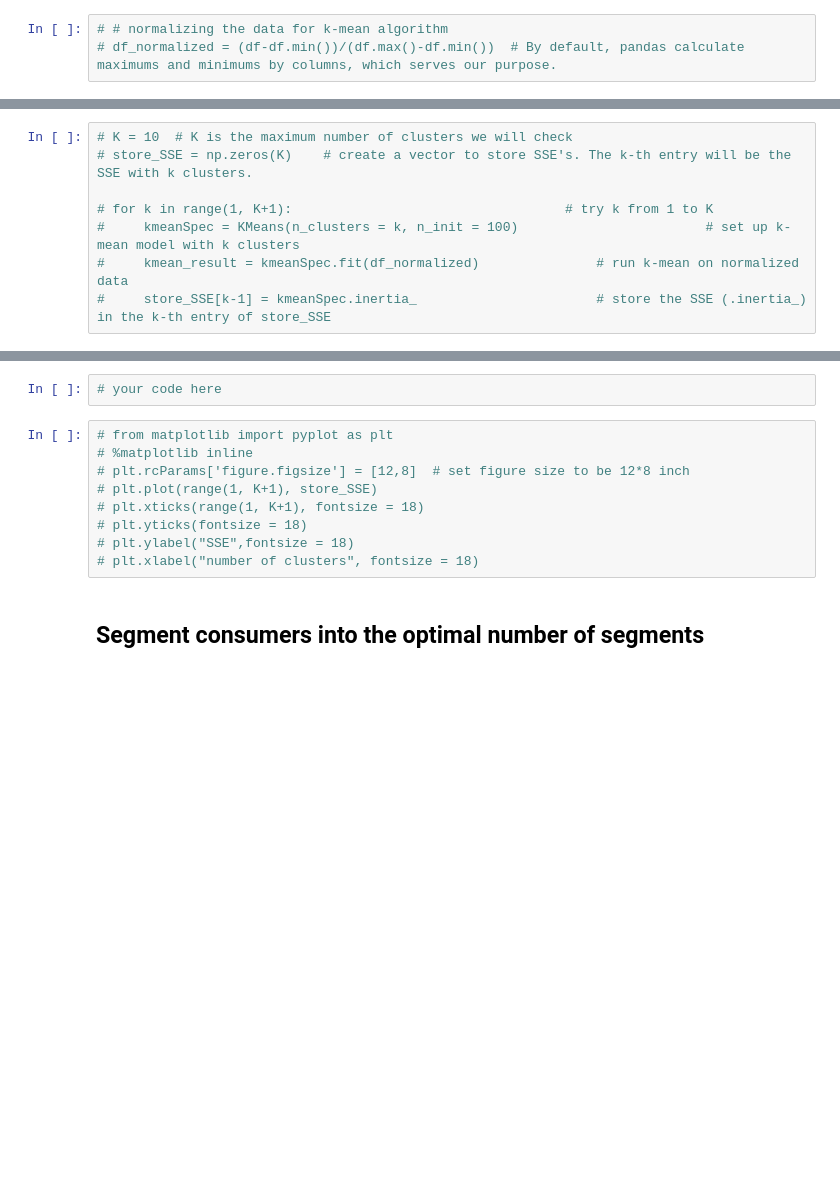
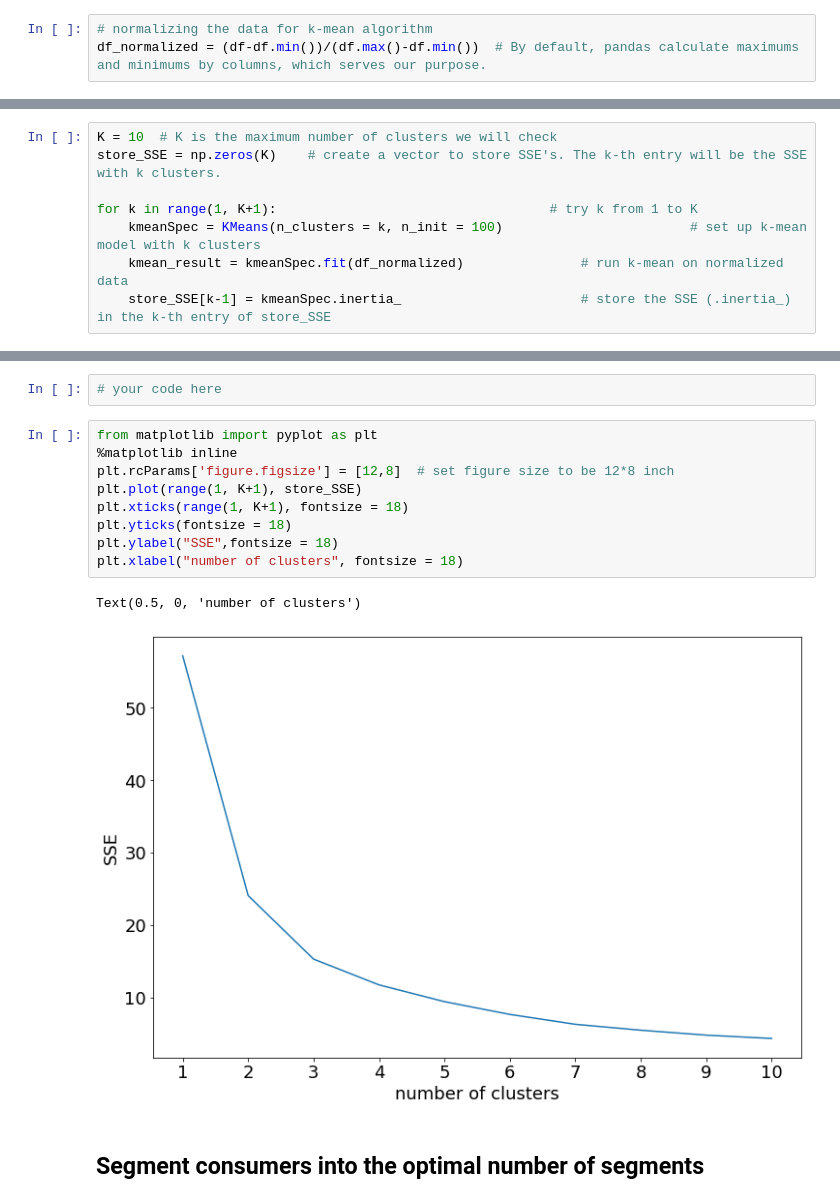
Before and after one commit to zoutianxin1992/MarketingAnalyticsPython, a Jupyter notebook: Marketing Analytics in Python/Segmentation/Notebooks/sgmt_2var_supermarket.ipynb, the cells around one changed output, grey strips where cells are left out. Cells and saved outputs as stored; diff of their text form; blank space fills up the shorter version.

```diff
--- a/Marketing Analytics in Python/Segmentation/Notebooks/sgmt_2var_supermarket.ipynb
+++ b/Marketing Analytics in Python/Segmentation/Notebooks/sgmt_2var_supermarket.ipynb
@@ -25,6 +32,6 @@ Your task is to find how many consumer segments to create, and summarize the con
 # %%
-# # normalizing the data for k-mean algorithm
-# df_normalized = (df-df.min())/(df.max()-df.min())  # By default, pandas calculate maximums and minimums by columns, which serves our purpose.
+# normalizing the data for k-mean algorithm
+df_normalized = (df-df.min())/(df.max()-df.min())  # By default, pandas calculate maximums and minimums by columns, which serves our purpose.
 # %% [markdown]
 ## Calculate $SSE$ for each $k$
 # %% [markdown]
@@ -32,26 +39,29 @@ Calculate SSE for different number of segments ($k$). $k=1,2,...,K=10$
 # %%
 # your code here
 # %%
-# K = 10  # K is the maximum number of clusters we will check
-# store_SSE = np.zeros(K)    # create a vector to store SSE's. The k-th entry will be the SSE with k clusters.
+K = 10  # K is the maximum number of clusters we will check
+store_SSE = np.zeros(K)    # create a vector to store SSE's. The k-th entry will be the SSE with k clusters.
 
-# for k in range(1, K+1):                                   # try k from 1 to K
-#     kmeanSpec = KMeans(n_clusters = k, n_init = 100)                        # set up k-mean model with k clusters
-#     kmean_result = kmeanSpec.fit(df_normalized)               # run k-mean on normalized data
-#     store_SSE[k-1] = kmeanSpec.inertia_                       # store the SSE (.inertia_) in the k-th entry of store_SSE
+for k in range(1, K+1):                                   # try k from 1 to K
+    kmeanSpec = KMeans(n_clusters = k, n_init = 100)                        # set up k-mean model with k clusters
+    kmean_result = kmeanSpec.fit(df_normalized)               # run k-mean on normalized data
+    store_SSE[k-1] = kmeanSpec.inertia_                       # store the SSE (.inertia_) in the k-th entry of store_SSE
 # %% [markdown]
 ## Generate elbow chart
 # %%
 # your code here
 # %%
-# from matplotlib import pyplot as plt
-# %matplotlib inline
-# plt.rcParams['figure.figsize'] = [12,8]  # set figure size to be 12*8 inch
-# plt.plot(range(1, K+1), store_SSE)
-# plt.xticks(range(1, K+1), fontsize = 18)
-# plt.yticks(fontsize = 18)
-# plt.ylabel("SSE",fontsize = 18)
-# plt.xlabel("number of clusters", fontsize = 18)
+from matplotlib import pyplot as plt
+%matplotlib inline
+plt.rcParams['figure.figsize'] = [12,8]  # set figure size to be 12*8 inch
+plt.plot(range(1, K+1), store_SSE)
+plt.xticks(range(1, K+1), fontsize = 18)
+plt.yticks(fontsize = 18)
+plt.ylabel("SSE",fontsize = 18)
+plt.xlabel("number of clusters", fontsize = 18)
+# %% [output]
+Text(0.5, 0, 'number of clusters')
+[figure, added]
 # %% [markdown]
 ## Segment consumers into the optimal number of segments
 # %%
```
Also changed, not shown: parts of 6 cells of this notebook, 5 other files.
